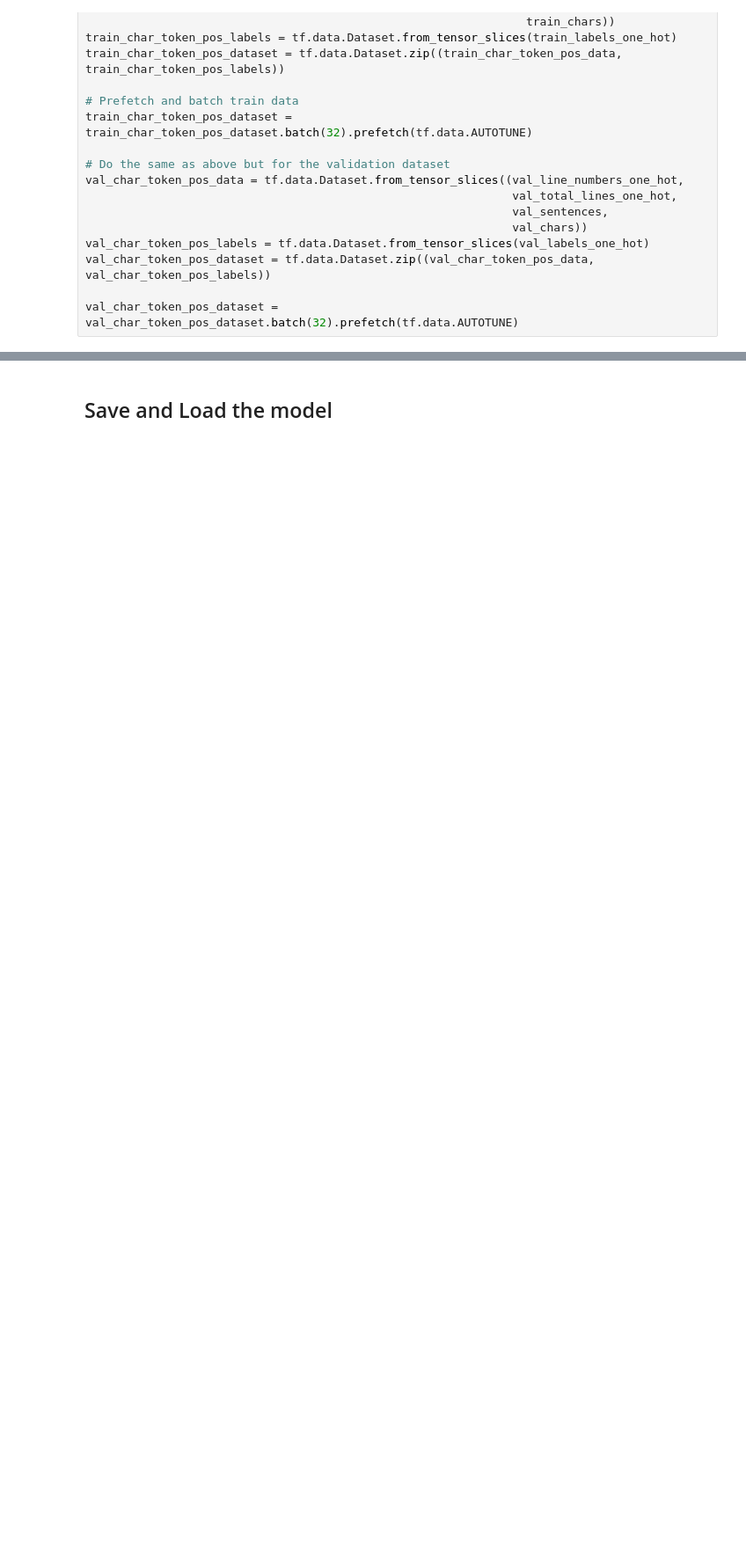
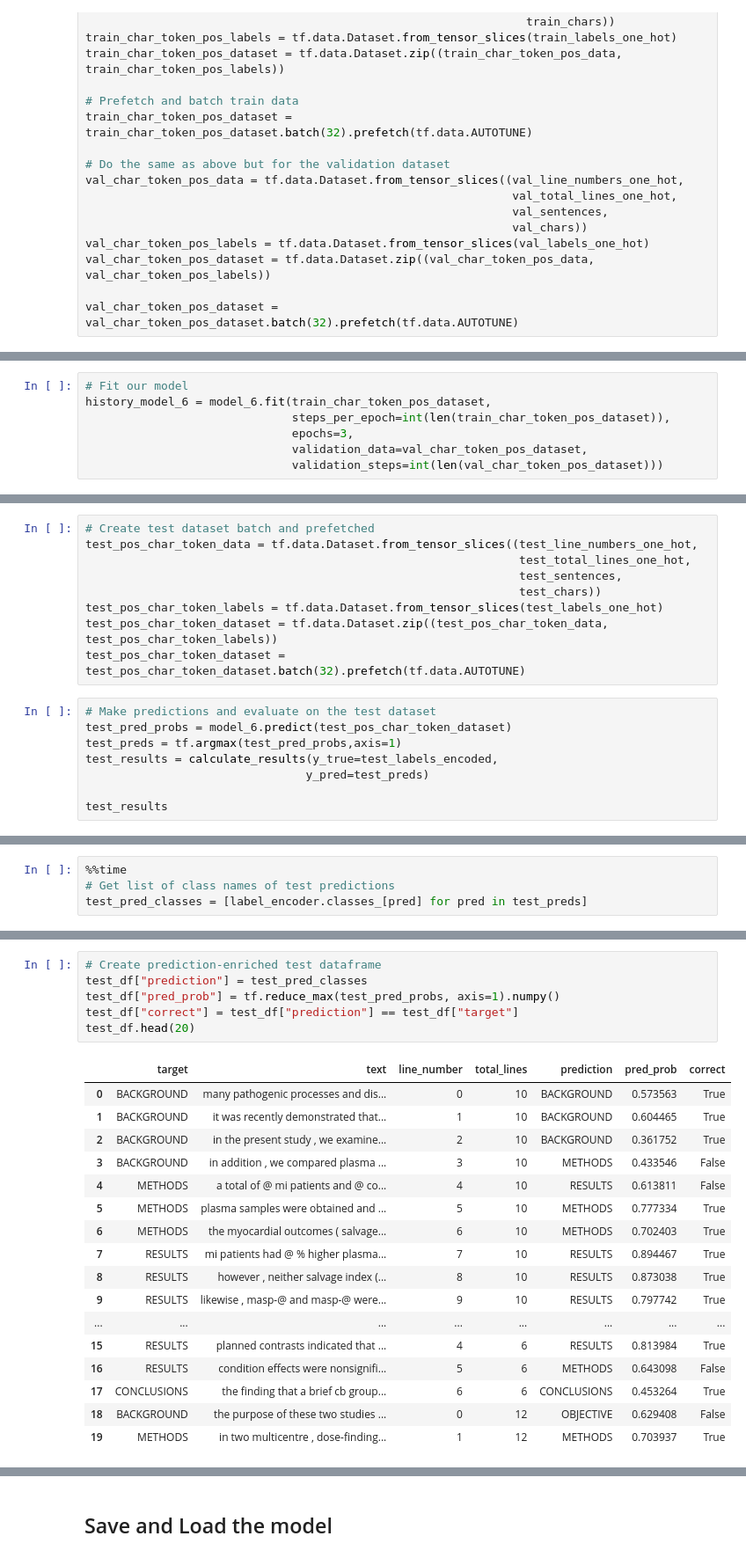
Before and after one commit to Kevo1906/SkimLit_Project, a Jupyter notebook: Project_SkimLit.ipynb, the cells around one changed output, grey strips where cells are left out. Shown: that part at 88% size. Saved outputs shown, nothing was run; the diff lists cells and outputs as text; blank space fills up the shorter version.

```diff
--- a/Project_SkimLit.ipynb
+++ b/Project_SkimLit.ipynb
@@ -1316,0 +1562,7 @@ all_model_results.sort_values("f1", ascending=True,)["f1"].plot.bar()
+# %%
+# Fit our model
+history_model_6 = model_6.fit(train_char_token_pos_dataset,
+                              steps_per_epoch=int(len(train_char_token_pos_dataset)),
+                              epochs=3,
+                              validation_data=val_char_token_pos_dataset,
+                              validation_steps=int(len(val_char_token_pos_dataset)))
@@ -1316,0 +1593,17 @@ all_model_results.sort_values("f1", ascending=True,)["f1"].plot.bar()
+# %%
+# Create test dataset batch and prefetched
+test_pos_char_token_data = tf.data.Dataset.from_tensor_slices((test_line_numbers_one_hot,
+                                                               test_total_lines_one_hot,
+                                                               test_sentences,
+                                                               test_chars))
+test_pos_char_token_labels = tf.data.Dataset.from_tensor_slices(test_labels_one_hot)
+test_pos_char_token_dataset = tf.data.Dataset.zip((test_pos_char_token_data, test_pos_char_token_labels))
+test_pos_char_token_dataset = test_pos_char_token_dataset.batch(32).prefetch(tf.data.AUTOTUNE)
+# %%
+# Make predictions and evaluate on the test dataset
+test_pred_probs = model_6.predict(test_pos_char_token_dataset)
+test_preds = tf.argmax(test_pred_probs,axis=1)
+test_results = calculate_results(y_true=test_labels_encoded,
+                                y_pred=test_preds)
+
+test_results
@@ -1316,0 +1621,4 @@ all_model_results.sort_values("f1", ascending=True,)["f1"].plot.bar()
+# %%
+%%time
+# Get list of class names of test predictions
+test_pred_classes = [label_encoder.classes_[pred] for pred in test_preds]
@@ -1316,0 +1645,24 @@ all_model_results.sort_values("f1", ascending=True,)["f1"].plot.bar()
+# %%
+# Create prediction-enriched test dataframe
+test_df["prediction"] = test_pred_classes
+test_df["pred_prob"] = tf.reduce_max(test_pred_probs, axis=1).numpy()
+test_df["correct"] = test_df["prediction"] == test_df["target"]
+test_df.head(20)
+# %% [output]
+|  | target | text | line_number | total_lines | prediction | pred_prob | correct |
+| 0 | BACKGROUND | many pathogenic processes and dis... | 0 | 10 | BACKGROUND | 0.573563 | True |
+| 1 | BACKGROUND | it was recently demonstrated that... | 1 | 10 | BACKGROUND | 0.604465 | True |
+| 2 | BACKGROUND | in the present study , we examine... | 2 | 10 | BACKGROUND | 0.361752 | True |
+| 3 | BACKGROUND | in addition , we compared plasma ... | 3 | 10 | METHODS | 0.433546 | False |
+| 4 | METHODS | a total of @ mi patients and @ co... | 4 | 10 | RESULTS | 0.613811 | False |
+| 5 | METHODS | plasma samples were obtained and ... | 5 | 10 | METHODS | 0.777334 | True |
+| 6 | METHODS | the myocardial outcomes ( salvage... | 6 | 10 | METHODS | 0.702403 | True |
+| 7 | RESULTS | mi patients had @ % higher plasma... | 7 | 10 | RESULTS | 0.894467 | True |
+| 8 | RESULTS | however , neither salvage index (... | 8 | 10 | RESULTS | 0.873038 | True |
+| 9 | RESULTS | likewise , masp-@ and masp-@ were... | 9 | 10 | RESULTS | 0.797742 | True |
+| ... | ... | ... | ... | ... | ... | ... | ... |
+| 15 | RESULTS | planned contrasts indicated that ... | 4 | 6 | RESULTS | 0.813984 | True |
+| 16 | RESULTS | condition effects were nonsignifi... | 5 | 6 | METHODS | 0.643098 | False |
+| 17 | CONCLUSIONS | the finding that a brief cb group... | 6 | 6 | CONCLUSIONS | 0.453264 | True |
+| 18 | BACKGROUND | the purpose of these two studies ... | 0 | 12 | OBJECTIVE | 0.629408 | False |
+| 19 | METHODS | in two multicentre , dose-finding... | 1 | 12 | METHODS | 0.703937 | True |
```
Also changed, not shown: parts of 127 cells of this notebook.
